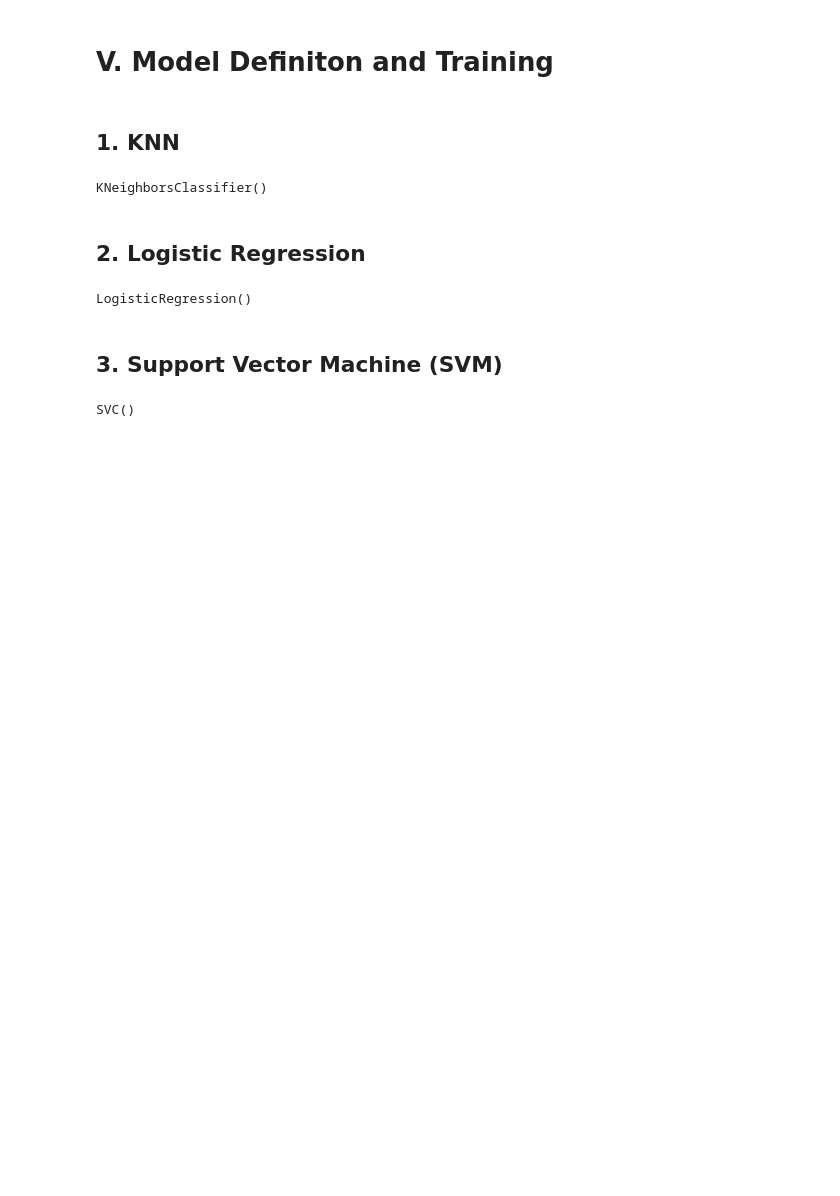
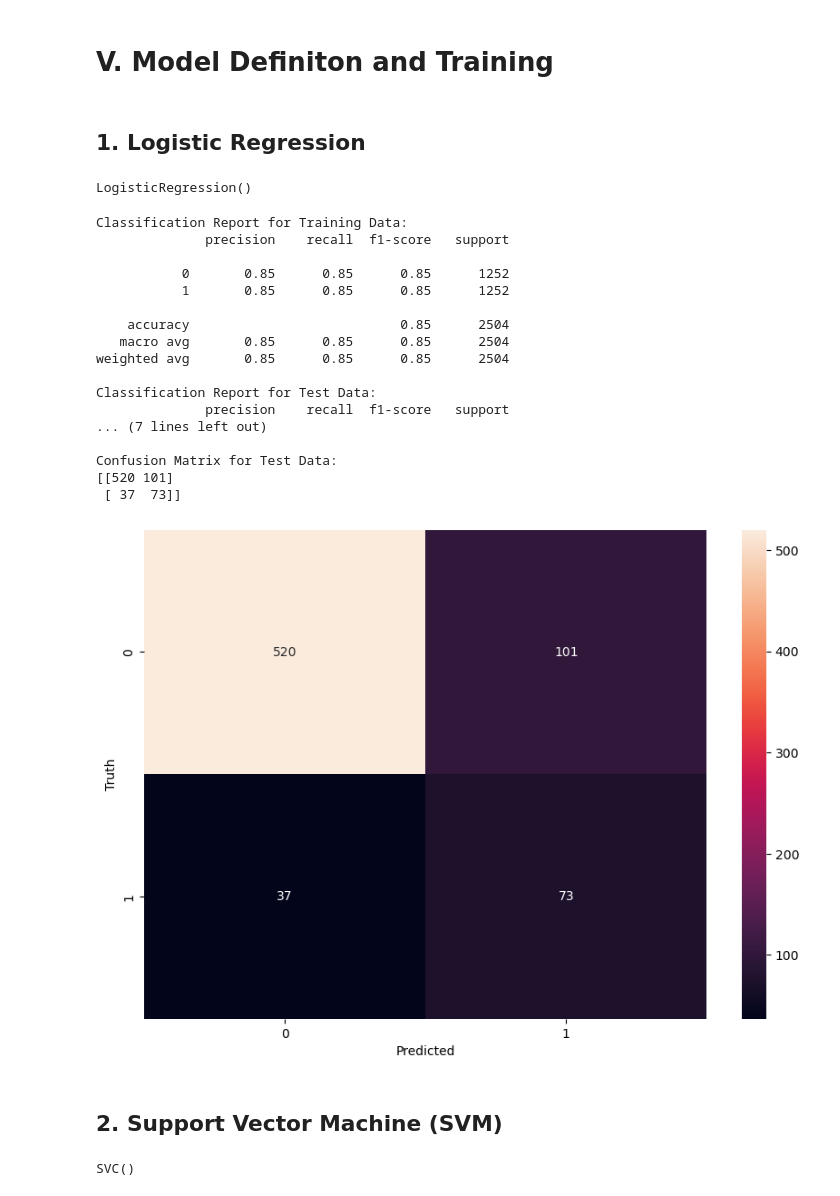
Before and after one commit to FTDS-assignment-bay/p2-final-project-ftds-002-sby-group-001, a Jupyter notebook: Classification.ipynb, the cells around one changed output. Cells and saved outputs as stored; diff of their text form; code cells hidden in the pictures; blank space fills up the shorter version.

```diff
--- a/Classification.ipynb
+++ b/Classification.ipynb
@@ -584,9 +542,26 @@ def evaluate_model(model, model_name, X_train, y_train, X_test, y_test):
+# %%
+def evaluate_model(model, X_train, y_train, X_test, y_test):
+    y_train_pred = model.predict(X_train)
+
+    print("Classification Report for Training Data:")
+    print(classification_report(y_train, y_train_pred))
+
+    y_test_pred = model.predict(X_test)
+
+    print("Classification Report for Test Data:")
+    print(classification_report(y_test, y_test_pred))
+
+    print("Confusion Matrix for Test Data:")
+    print(confusion_matrix(y_test, y_test_pred))
+
+    # Create a confusion matrix
+    cm = confusion_matrix(y_test, y_test_pred)
+
+    # Visualize the confusion matrix
+    plt.figure(figsize=(10,7))
+    sns.heatmap(cm, annot=True, fmt='d')
+    plt.xlabel('Predicted')
+    plt.ylabel('Truth')
+    plt.show()
 # %% [markdown]
-## 1. KNN
+## 1. Logistic Regression
-# %%
-knn_model = KNeighborsClassifier()
-
-# Fit on the data
-knn_model.fit(X_train_final, y_train)
-# %% [output]
-KNeighborsClassifier()
@@ -595,5 +568,3 @@ evaluate_model(knn_model, 'KNN', X_train_final, y_train, X_test_final, y_test)
-# %% [markdown]
-## 2. Logistic Regression
 # %%
 log_reg = LogisticRegression()
 
@@ -602,9 +573,28 @@ log_reg.fit(X_train_final, y_train)
 # %% [output]
 LogisticRegression()
 # %%
-evaluate_model(log_reg, 'logreg', X_train_final, y_train, X_test_final, y_test)
+evaluate_model(log_reg, X_train_final, y_train, X_test_final, y_test)
+# %% [output]
+Classification Report for Training Data:
+              precision    recall  f1-score   support
+
+           0       0.85      0.85      0.85      1252
+           1       0.85      0.85      0.85      1252
+
+    accuracy                           0.85      2504
+   macro avg       0.85      0.85      0.85      2504
+weighted avg       0.85      0.85      0.85      2504
+
+Classification Report for Test Data:
+              precision    recall  f1-score   support
+... (7 lines left out)
+
+Confusion Matrix for Test Data:
+[[520 101]
+ [ 37  73]]
+[figure, added]
 # %% [markdown]
-## 3. Support Vector Machine (SVM)
+## 2. Support Vector Machine (SVM)
 # %%
 svm = SVC()
 
```
Also changed, not shown: parts of 47 cells of this notebook, 10 other files.
